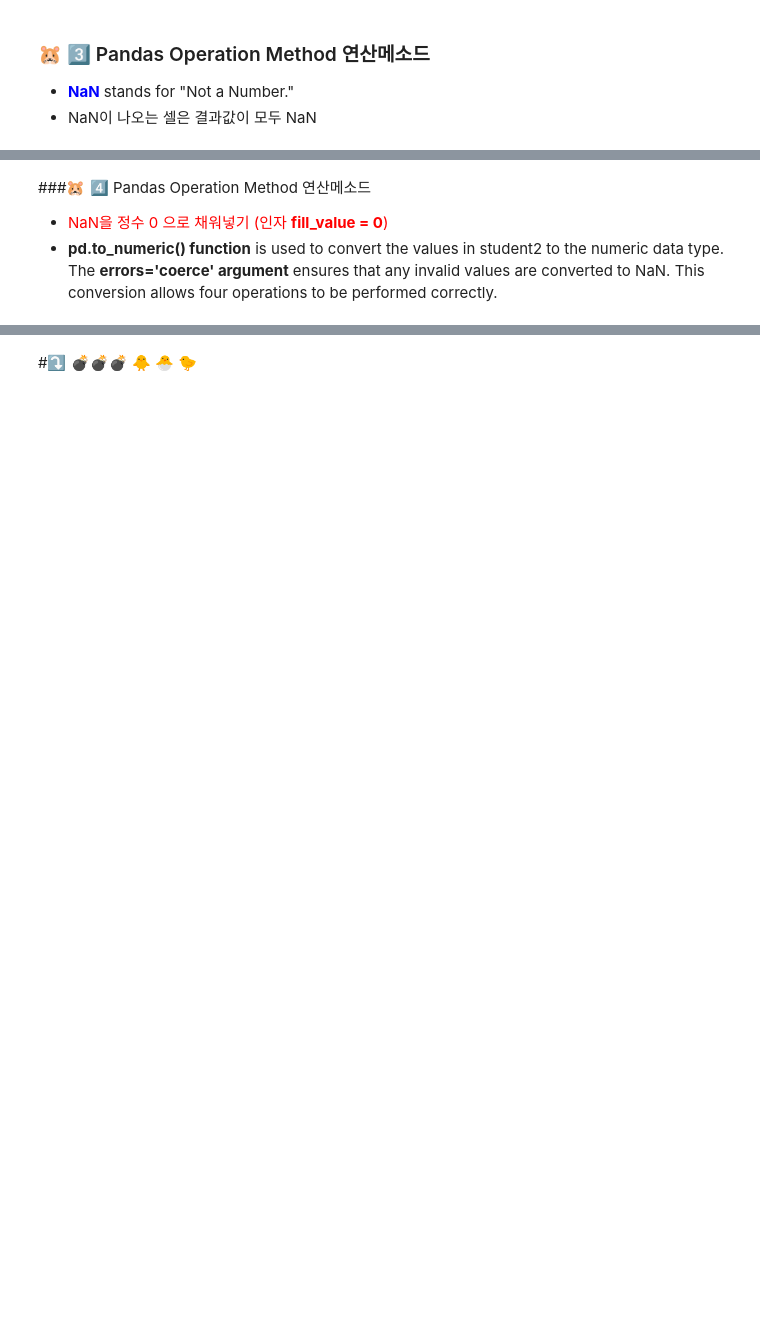
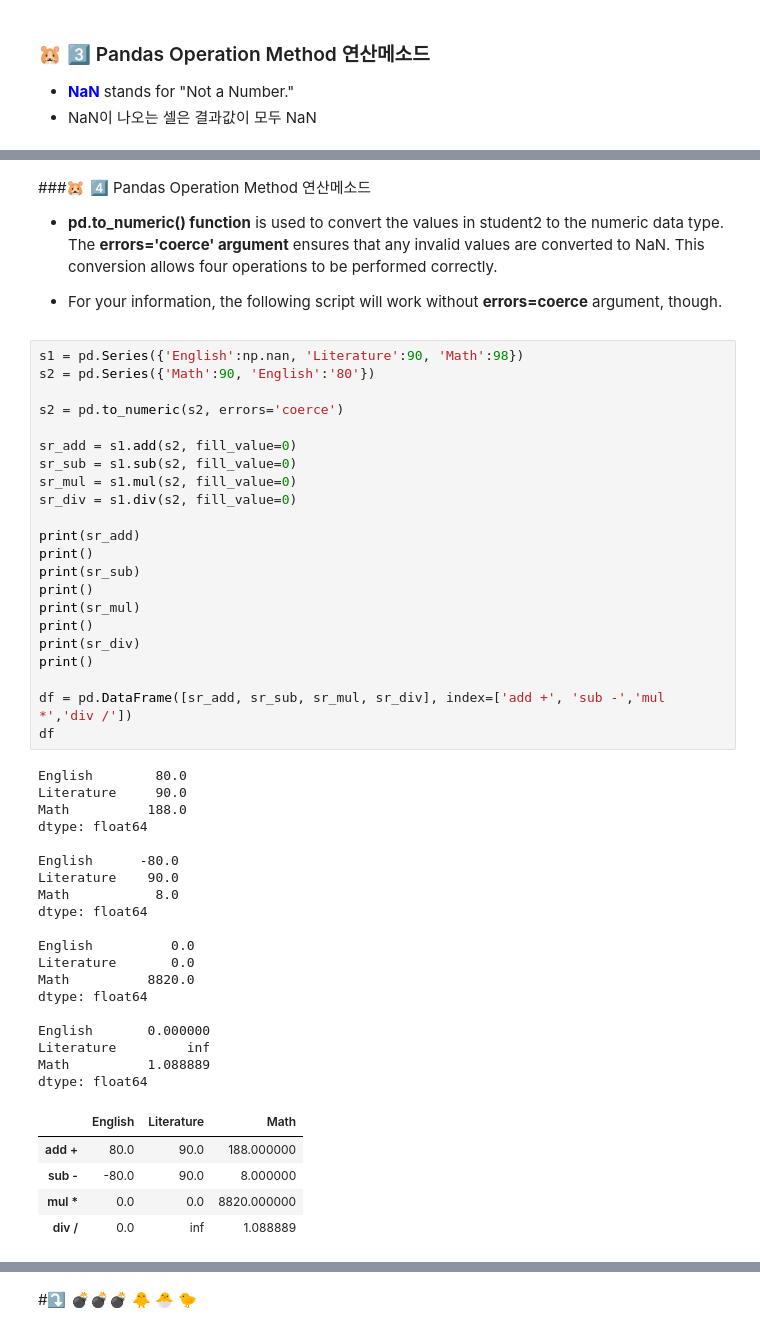
Before and after one commit to SEOWOOJI/Pandas_Stats_Data_Analysis_2025, a Jupyter notebook: 5_series_operation.ipynb, the cells around one changed output, grey strips where cells are left out. Cells and saved outputs as stored; diff of their text form; blank space fills up the shorter version.

```diff
--- a/5_series_operation.ipynb
+++ b/5_series_operation.ipynb
@@ -398,8 +472,57 @@ multiplication *      NaN         NaN  8820.000000
 division /            NaN         NaN     1.088889
 # %% [markdown]
 ###🐹 4️⃣ Pandas Operation Method 연산메소드
-* <font color = 'red'> NaN을 정수 0 으로 채워넣기 (인자 **fill_value = 0**)</font>
+
 * **pd.to_numeric() function** is used to convert the values in student2 to the numeric data type. The **errors='coerce' argument** ensures that any invalid values are converted to NaN. This conversion allows four operations to be performed correctly.
+
+* For your information, the following script will work without **errors=coerce** argument, though.
+# %%
+s1 = pd.Series({'English':np.nan, 'Literature':90, 'Math':98})
+s2 = pd.Series({'Math':90, 'English':'80'})
+
+s2 = pd.to_numeric(s2, errors='coerce')
+
+sr_add = s1.add(s2, fill_value=0)
+sr_sub = s1.sub(s2, fill_value=0)
+sr_mul = s1.mul(s2, fill_value=0)
+sr_div = s1.div(s2, fill_value=0)
+
+print(sr_add)
+print()
+print(sr_sub)
+print()
+print(sr_mul)
+print()
+print(sr_div)
+print()
+
+df = pd.DataFrame([sr_add, sr_sub, sr_mul, sr_div], index=['add +', 'sub -','mul *','div /'])
+df
+# %% [output]
+English        80.0
+Literature     90.0
+Math          188.0
+dtype: float64
+
+English      -80.0
+Literature    90.0
+Math           8.0
+dtype: float64
+
+English          0.0
+Literature       0.0
+Math          8820.0
+dtype: float64
+
+English       0.000000
+Literature         inf
+Math          1.088889
+dtype: float64
+|  | English | Literature | Math |
+| add + | 80.0 | 90.0 | 188.000000 |
+| sub - | -80.0 | 90.0 | 8.000000 |
+| mul * | 0.0 | 0.0 | 8820.000000 |
+| div / | 0.0 | inf | 1.088889 |
 # %%
 # Trial1
 
```
Also changed, not shown: parts of 37 cells of this notebook.
